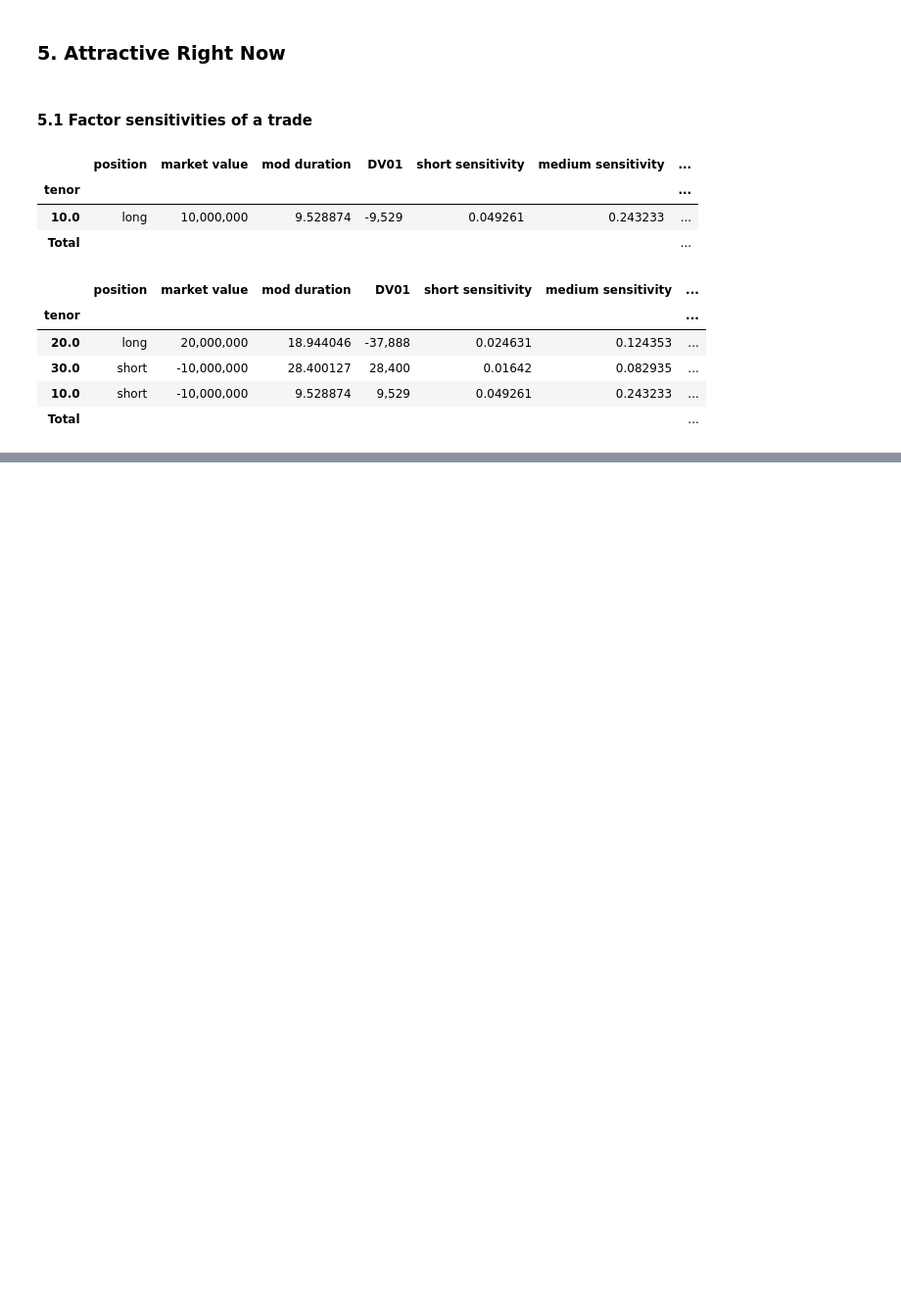
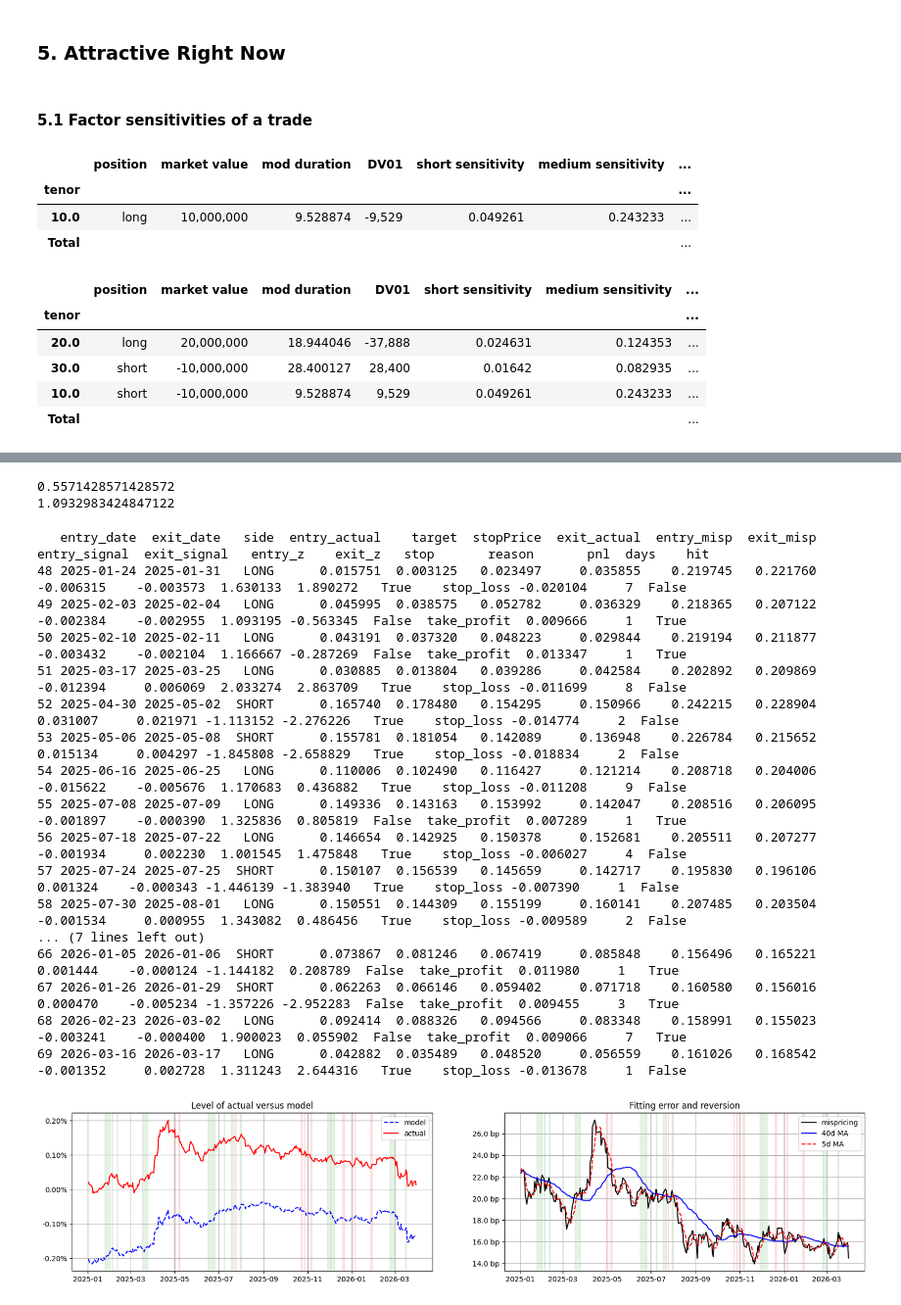
Before and after one commit to riccardocorradi/gaussplus_rv, a Jupyter notebook: gilt.ipynb, the cells around one changed output, grey strips where cells are left out. Shown at 98% size. Drawn from its saved outputs; the diff is of its cells as text; code cells hidden in the pictures; blank space fills up the shorter version.

Commit message:
filtered out .25,.75y from backtest + added backtest of weighted fly

```diff
--- a/gilt.ipynb
+++ b/gilt.ipynb
@@ -874,0 +891,40 @@ screen.factorSensitivity(marketValuePositions=marketValuePositions,
+# %%
+weightedFly_model = screen.modelData[20] * 1.9 - screen.modelData[30] - screen.modelData[10]
+weightedFly_actual = screen.actualData[20] * 1.9 - screen.actualData[30] - screen.actualData[10]
+
+bt = screen.singleItemPerformance(modelSeries = weightedFly_model,
+                             actualSeries = weightedFly_actual,
+                             **backtestParams)
+
+print(bt['hit'].mean())
+print(bt.loc[bt['hit'] == 1]['pnl'].mean() / abs(bt.loc[bt['hit'] == 0]['pnl']).mean())
+# %% [output]
+0.5571428571428572
+1.0932983424847122
+# %%
+displayStart = '2025-01-01'
+print(bt.loc[bt['entry_date'] >= displayStart].to_string())
+screen.plotModelVsActual(modelSeries= weightedFly_model,
+                         actualSeries = weightedFly_actual,
+                         shortW = 5, longW = 40, standardW = 14, leftPlotBp = False,
+                         startDt = '2022-01-01', endDt = None,
+                         display_startDt= displayStart, display_endDt=None, backtestDf=bt)
+# %% [output]
+   entry_date  exit_date   side  entry_actual    target  stopPrice  exit_actual  entry_misp  exit_misp  entry_signal  exit_signal   entry_z    exit_z   stop       reason       pnl  days    hit
+48 2025-01-24 2025-01-31   LONG      0.015751  0.003125   0.023497     0.035855    0.219745   0.221760     -0.006315    -0.003573  1.630133  1.890272   True    stop_loss -0.020104     7  False
+49 2025-02-03 2025-02-04   LONG      0.045995  0.038575   0.052782     0.036329    0.218365   0.207122     -0.002384    -0.002955  1.093195 -0.563345  False  take_profit  0.009666     1   True
+50 2025-02-10 2025-02-11   LONG      0.043191  0.037320   0.048223     0.029844    0.219194   0.211877     -0.003432    -0.002104  1.166667 -0.287269  False  take_profit  0.013347     1   True
+51 2025-03-17 2025-03-25   LONG      0.030885  0.013804   0.039286     0.042584    0.202892   0.209869     -0.012394     0.006069  2.033274  2.863709   True    stop_loss -0.011699     8  False
+52 2025-04-30 2025-05-02  SHORT      0.165740  0.178480   0.154295     0.150966    0.242215   0.228904      0.031007     0.021971 -1.113152 -2.276226   True    stop_loss -0.014774     2  False
+53 2025-05-06 2025-05-08  SHORT      0.155781  0.181054   0.142089     0.136948    0.226784   0.215652      0.015134     0.004297 -1.845808 -2.658829   True    stop_loss -0.018834     2  False
+54 2025-06-16 2025-06-25   LONG      0.110006  0.102490   0.116427     0.121214    0.208718   0.204006     -0.015622    -0.005676  1.170683  0.436882   True    stop_loss -0.011208     9  False
+55 2025-07-08 2025-07-09   LONG      0.149336  0.143163   0.153992     0.142047    0.208516   0.206095     -0.001897    -0.000390  1.325836  0.805819  False  take_profit  0.007289     1   True
+56 2025-07-18 2025-07-22   LONG      0.146654  0.142925   0.150378     0.152681    0.205511   0.207277     -0.001934     0.002230  1.001545  1.475848   True    stop_loss -0.006027     4  False
+57 2025-07-24 2025-07-25  SHORT      0.150107  0.156539   0.145659     0.142717    0.195830   0.196106      0.001324    -0.000343 -1.446139 -1.383940   True    stop_loss -0.007390     1  False
+58 2025-07-30 2025-08-01   LONG      0.150551  0.144309   0.155199     0.160141    0.207485   0.203504     -0.001534     0.000955  1.343082  0.486456   True    stop_loss -0.009589     2  False
+... (7 lines left out)
+66 2026-01-05 2026-01-06  SHORT      0.073867  0.081246   0.067419     0.085848    0.156496   0.165221      0.001444    -0.000124 -1.144182  0.208789  False  take_profit  0.011980     1   True
+67 2026-01-26 2026-01-29  SHORT      0.062263  0.066146   0.059402     0.071718    0.160580   0.156016      0.000470    -0.005234 -1.357226 -2.952283  False  take_profit  0.009455     3   True
+68 2026-02-23 2026-03-02   LONG      0.092414  0.088326   0.094566     0.083348    0.158991   0.155023     -0.003241    -0.000400  1.900023  0.055902  False  take_profit  0.009066     7   True
+69 2026-03-16 2026-03-17   LONG      0.042882  0.035489   0.048520     0.056559    0.161026   0.168542     -0.001352     0.002728  1.311243  2.644316   True    stop_loss -0.013678     1  False
+[figure, added]
```
Also changed, not shown: parts of 2 cells of this notebook.
